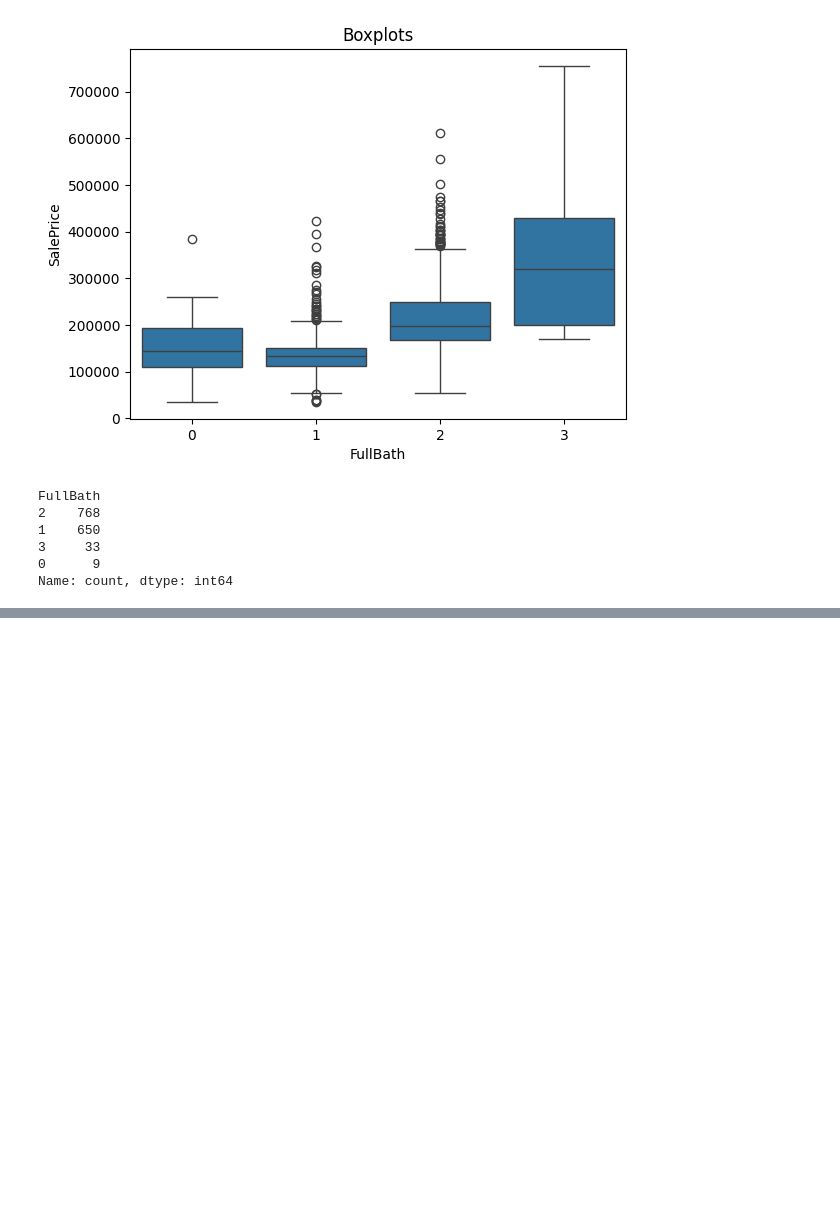
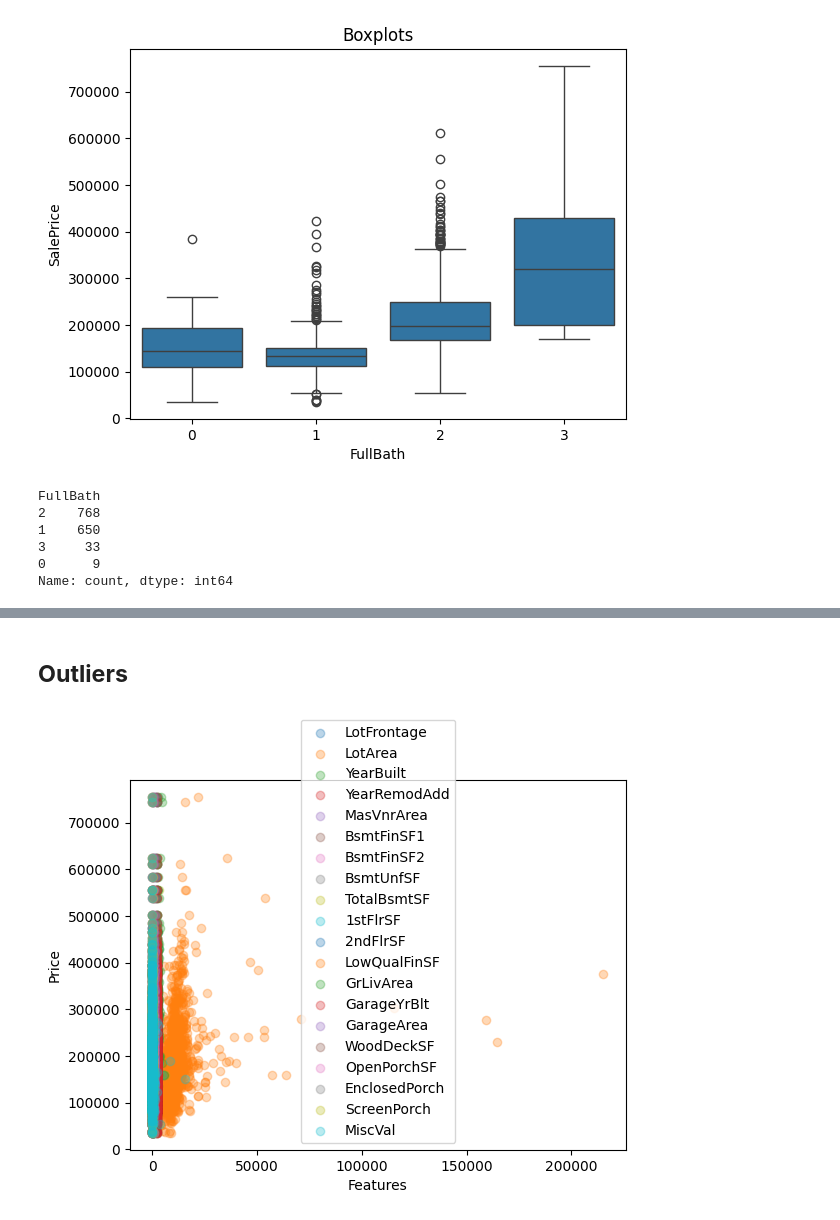
Before and after one commit to Venchislaw/PracticalAI, a Jupyter notebook: Machine Learning/RealProjects/RealEstateWebSite/data_science/Data Analysis/data_analysis.ipynb, the cells around one changed output, grey strips where cells are left out. Saved outputs shown, nothing was run; the diff lists cells and outputs as text; code cells hidden in the pictures; blank space fills up the shorter version.

```diff
--- a/Machine Learning/RealProjects/RealEstateWebSite/data_science/Data Analysis/data_analysis.ipynb
+++ b/Machine Learning/RealProjects/RealEstateWebSite/data_science/Data Analysis/data_analysis.ipynb
@@ -149,3 +151,22 @@ FullBath
 Name: count, dtype: int64
 # %% [markdown]
 <img src="https://media1.tenor.com/m/Qeouj9YZkboAAAAd/orange-cat-cat.gif" width=30%>
+# %% [markdown]
+## **Outliers**
+# %%
+numeric_feats = []
+
+for feature in df.columns:
+    if df[feature].dtype != object:
+        numeric_feats.append(feature)
+# %%
+for category in df[numeric_feats].drop("SalePrice", axis=1).columns:
+    if category not in categorical_variables:
+        plt.scatter(df[category], df["SalePrice"], label=category, alpha=0.3)
+        plt.ylabel("Price")
+        plt.xlabel("Features")
+
+plt.legend()
+plt.show();
+# %% [output]
+[figure, added]
```
Also changed, not shown: parts of 7 cells of this notebook.
